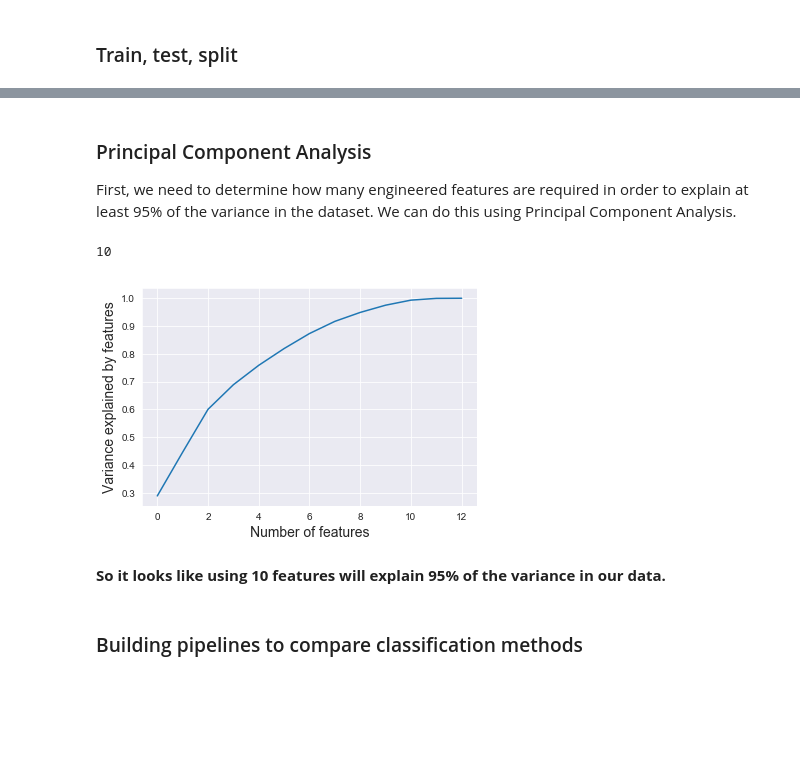
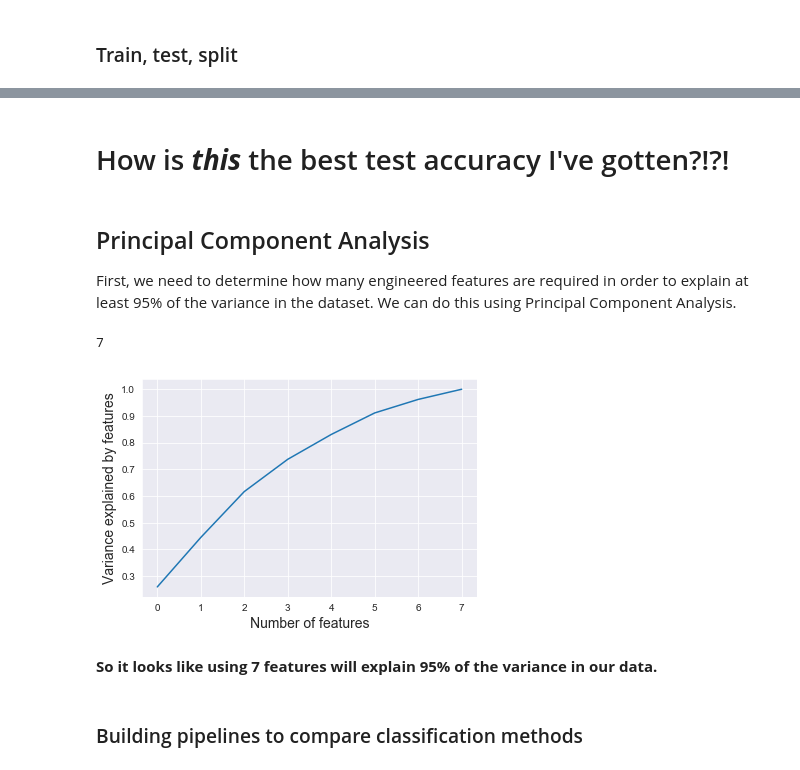
Before and after one commit to magnawhale/dsc-mod-5-project-online-ds-ft-051319, a Jupyter notebook: student.ipynb, the cells around one changed output, grey strips where cells are left out. Drawn from its saved outputs; the diff is of its cells as text; code cells hidden in the pictures; blank space fills up the shorter version.

```diff
--- a/student.ipynb
+++ b/student.ipynb
@@ -272,0 +279,4 @@ def plot_feature_importances(features_train, model):
+# %%
+features_orig = features.copy()   #just in case
+features['target'] = labels.koi_pdisposition.values
+features.head()
@@ -272,0 +329,3 @@ def plot_feature_importances(features_train, model):
+# %%
+features = features_orig.copy()
+features['target'] = labels.koi_pdisposition.values
@@ -272,0 +369,2 @@ def plot_feature_importances(features_train, model):
+# %%
+features.drop(['target'], axis=1, inplace=True)
@@ -272,0 +377,4 @@ def plot_feature_importances(features_train, model):
+# %%
+features.columns = ['koi_impact', 'koi_duration', 'koi_steff', 'koi_kepmag',
+                    'koi_smet', 'teq_period_feat', 'slogg_srad_smass_feat',
+                    'prad_modelsnr_depth_feat']
@@ -279,21 +683,23 @@ X_train, X_test, y_train, y_test = train_test_split(features, labels, random_sta
+# %% [markdown]
+# How is ***this*** the best test accuracy I've gotten?!?!
 # %% [markdown]
-### Principal Component Analysis
+## Principal Component Analysis
 
 First, we need to determine how many engineered features are required in order to explain at least 95% of the variance in the dataset. We can do this using Principal Component Analysis.
 # %%
 # perfrom Principal Component Analysis to determine how many features
 # will explain 95% of model variance
 pca = PCA()
-X_train_pca = pca.fit_transform(X_train)
+features_pca = pca.fit_transform(features)
 variance = pca.explained_variance_ratio_.cumsum()
 plt.plot(range(X_train_pca.shape[1]), variance)
 plt.xlabel("Number of features", fontsize=14)
 plt.ylabel("Variance explained by features", fontsize=14);
 
 n_features = len(variance[variance <= .95]) + 1
 n_features
 # %% [output]
-10
+7
-[figure, old version]
+[figure, new version]
 # %% [markdown]
-**So it looks like using 10 features will explain 95% of the variance in our data.**
+**So it looks like using 7 features will explain 95% of the variance in our data.**
```
Also changed, not shown: parts of 65 cells of this notebook.
